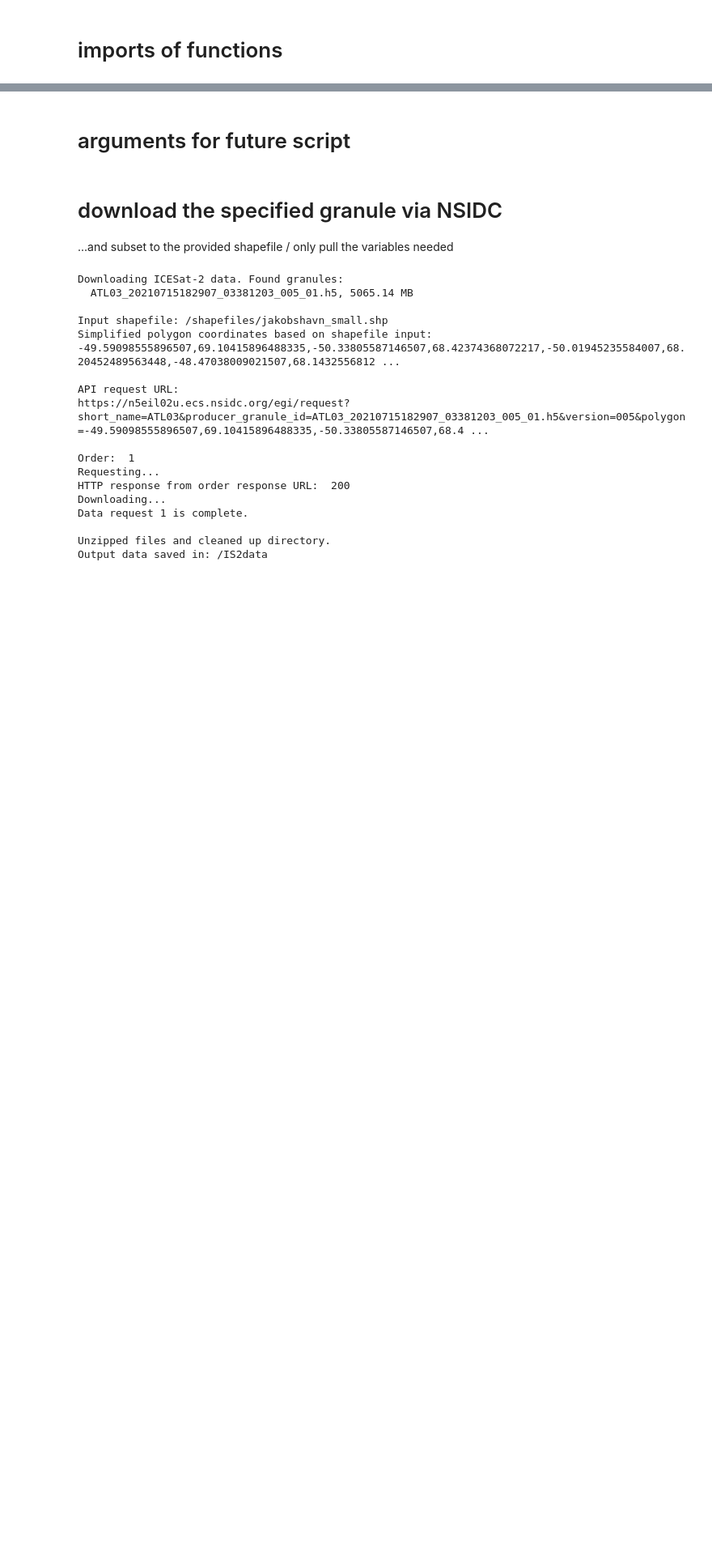
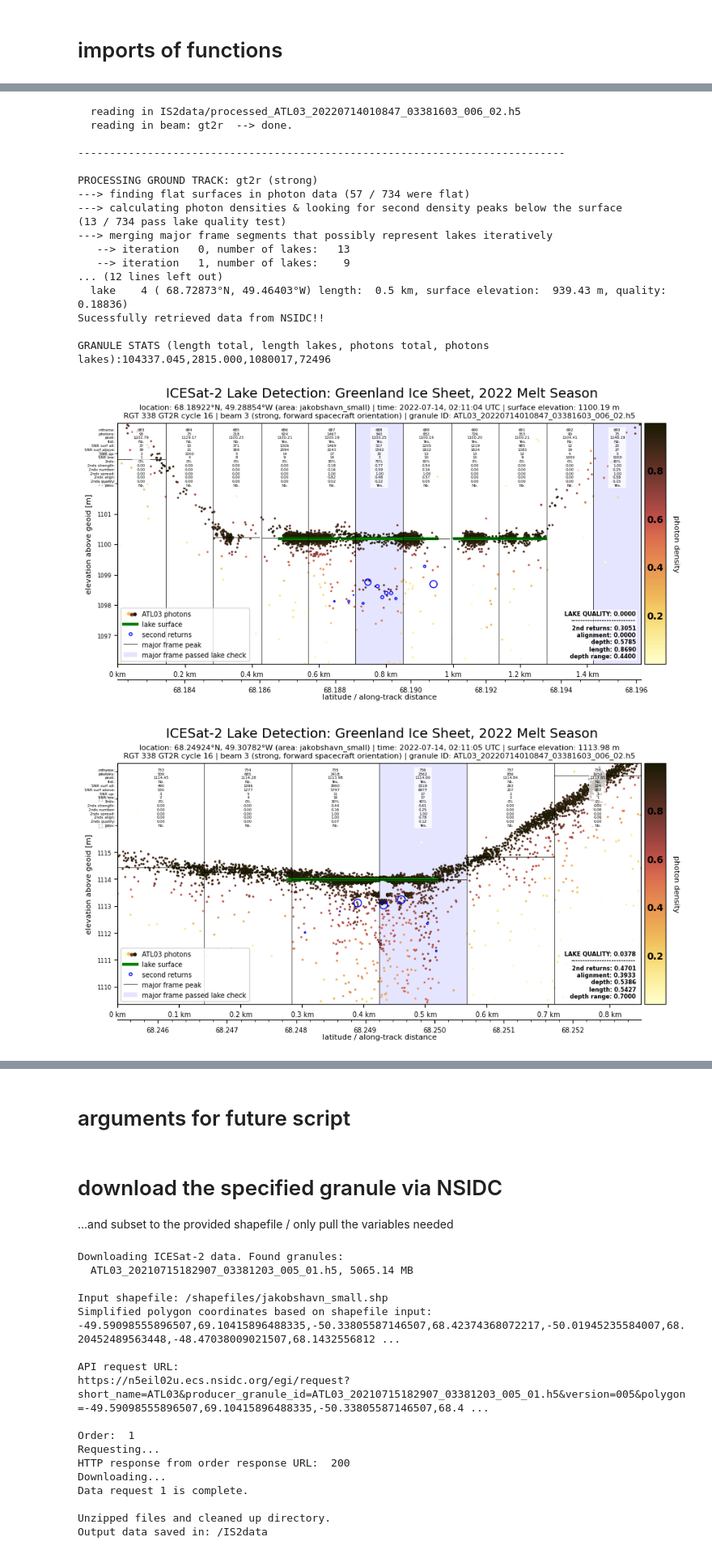
Before and after one commit to fliphilipp/GlacierLakeDetectionICESat2, a Jupyter notebook: main_test.ipynb, the cells around one changed output, grey strips where cells are left out. Shown at 81% size. Saved outputs shown, nothing was run; the diff lists cells and outputs as text; code cells hidden in the pictures; blank space fills up the shorter version.

```diff
--- a/main_test.ipynb
+++ b/main_test.ipynb
@@ -2,0 +13,18 @@
+# %%
+parser = argparse.ArgumentParser(description='Test script to print some stats for a given ICESat-2 ATL03 granule.')
+parser.add_argument('--granule', type=str, default='ATL03_20220714010847_03381603_006_02.h5',
+                    help='The producer_id of the input ATL03 granule')
+parser.add_argument('--polygon', type=str, default='geojsons/jakobshavn_small.geojson',
+                    help='The file path of a geojson file for spatial subsetting')
+parser.add_argument('--is2_data_dir', type=str, default='IS2data',
+                    help='The directory into which to download ICESat-2 granules')
+parser.add_argument('--download_gtxs', type=str, default='all',
+                    help='String value or list of gtx names to download, also accepts "all"')
+parser.add_argument('--out_data_dir', type=str, default='detection_out_data',
+                    help='The directory to which to write the output data')
+parser.add_argument('--out_plot_dir', type=str, default='detection_out_plot',
+                    help='The directory to which to write the output plots')
+parser.add_argument('--out_stat_dir', type=str, default='detection_out_stat',
+                    help='The directory to which to write the granule stats')
+# args = parser.parse_args()
+args = parser.parse_args("")
@@ -2,0 +84,45 @@
+# %%
+# detect melt lakes
+lake_list = []
+granule_stats = [0,0,0,0]
+
+# for gtx in gtx_list:
+for gtx in ['gt2r']:
+    lakes_found, gtx_stats = detect_lakes(input_filename, gtx, args.polygon, verbose=False)
+    for i in range(len(granule_stats)): granule_stats[i] += gtx_stats[i]
+    lake_list += lakes_found
+
+if granule_stats[0] > 0:
+    with open('success.txt', 'w') as f: print('we got some data from NSIDC!!', file=f)
+    print('Sucessfully retrieved data from NSIDC!!')
+
+# print stats for granule
+print('\nGRANULE STATS (length total, length lakes, photons total, photons lakes):%.3f,%.3f,%i,%i\n' % tuple(granule_stats))
+
+# save plots and lake data dictionaries
+for lake in lake_list:
+    filename_base = 'lake_%05i_%s_%s_%s_%s_%s' % ((1.0-lake.detection_quality)*10000, lake.ice_sheet, lake.melt_season,
+                                                  lake.polygon_name, lake.granule_id[:-3], lake.gtx)
+    # plot each lake and save to image
+    fig = lake.plot_detected(min_width=0.0, min_depth=0.0)
+    display(fig)
+# %% [output]
+  reading in IS2data/processed_ATL03_20220714010847_03381603_006_02.h5
+  reading in beam: gt2r  --> done.
+
+-----------------------------------------------------------------------------
+
+PROCESSING GROUND TRACK: gt2r (strong)
+---> finding flat surfaces in photon data (57 / 734 were flat)
+---> calculating photon densities & looking for second density peaks below the surface
+(13 / 734 pass lake quality test)
+---> merging major frame segments that possibly represent lakes iteratively
+   --> iteration   0, number of lakes:   13
+   --> iteration   1, number of lakes:    9
+... (12 lines left out)
+  lake    4 ( 68.72873°N, 49.46403°W) length:  0.5 km, surface elevation:  939.43 m, quality: 0.18836)
+Sucessfully retrieved data from NSIDC!!
+
+GRANULE STATS (length total, length lakes, photons total, photons lakes):104337.045,2815.000,1080017,72496
+[figure, added]
+[figure, added]
```
Also changed, not shown: parts of 4 cells of this notebook, 5 other files.
